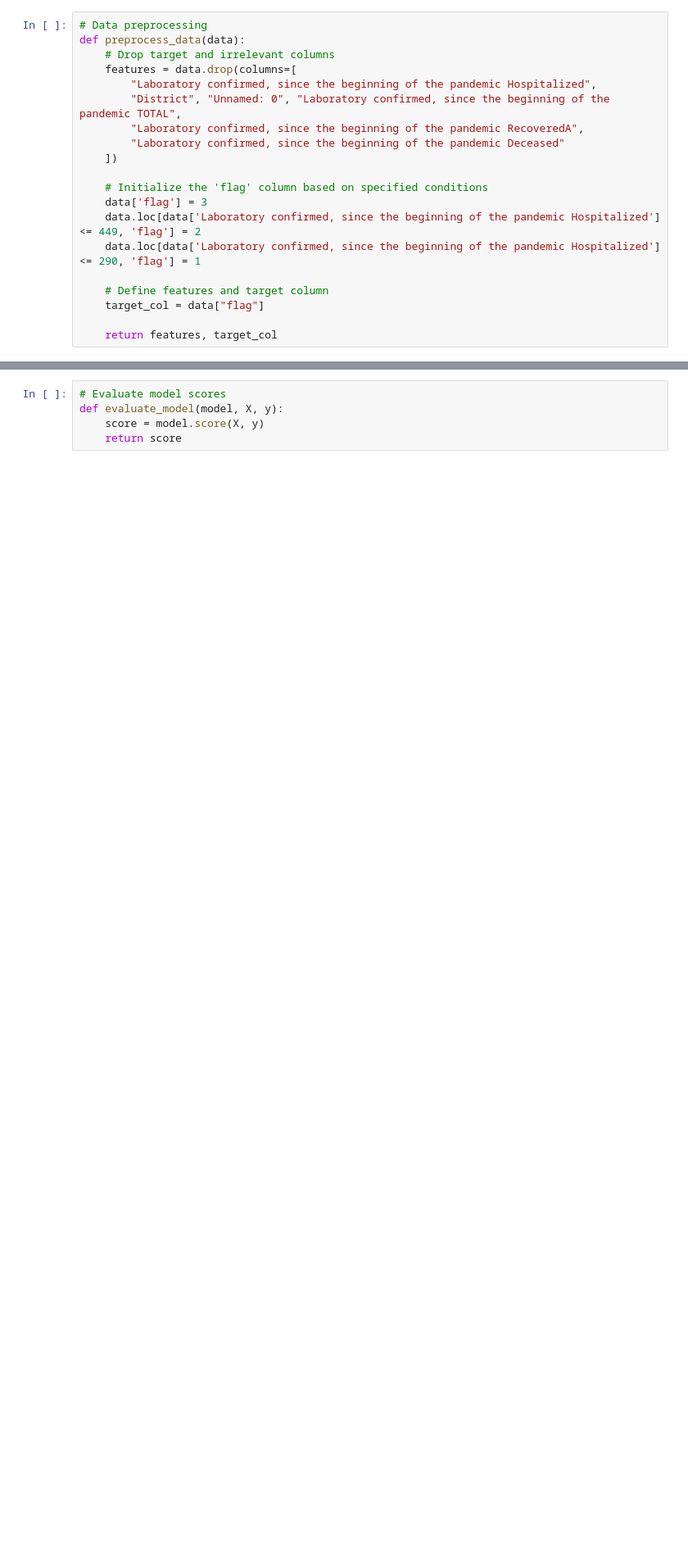
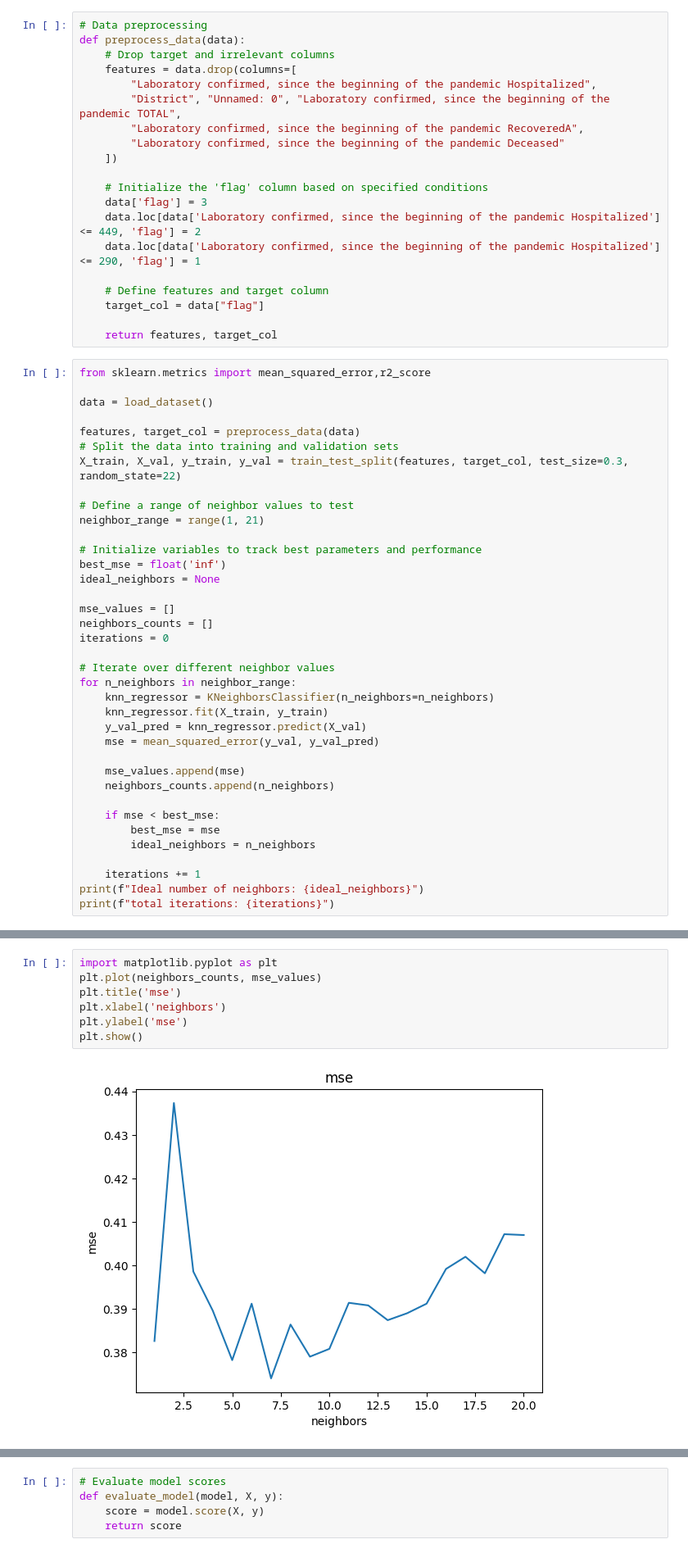
Before and after one commit to jahid-hasan-polash/Covid_AI_Research_Lab, a Jupyter notebook: ZooAttackOnKnn.ipynb, the cells around one changed output, grey strips where cells are left out. Shown at 82% size. Drawn from its saved outputs; the diff is of its cells as text; blank space fills up the shorter version.

```diff
--- a/ZooAttackOnKnn.ipynb
+++ b/ZooAttackOnKnn.ipynb
@@ -40,3 +41,40 @@ def preprocess_data(data):
     target_col = data["flag"]
 
     return features, target_col
+# %%
+from sklearn.metrics import mean_squared_error,r2_score
+
+data = load_dataset()
+
+features, target_col = preprocess_data(data)
+# Split the data into training and validation sets
+X_train, X_val, y_train, y_val = train_test_split(features, target_col, test_size=0.3, random_state=22)
+
+# Define a range of neighbor values to test
+neighbor_range = range(1, 21)
+
+# Initialize variables to track best parameters and performance
+best_mse = float('inf')
+ideal_neighbors = None
+
+mse_values = []
+neighbors_counts = []
+iterations = 0
+
+# Iterate over different neighbor values
+for n_neighbors in neighbor_range:
+    knn_regressor = KNeighborsClassifier(n_neighbors=n_neighbors)
+    knn_regressor.fit(X_train, y_train)
+    y_val_pred = knn_regressor.predict(X_val)
+    mse = mean_squared_error(y_val, y_val_pred)
+
+    mse_values.append(mse)
+    neighbors_counts.append(n_neighbors)
+
+    if mse < best_mse:
+        best_mse = mse
+        ideal_neighbors = n_neighbors
+
+    iterations += 1
+print(f"Ideal number of neighbors: {ideal_neighbors}")
+print(f"total iterations: {iterations}")
@@ -43,3 +84,12 @@ def preprocess_data(data):
+# %%
+import matplotlib.pyplot as plt
+plt.plot(neighbors_counts, mse_values)
+plt.title('mse')
+plt.xlabel('neighbors')
+plt.ylabel('mse')
+plt.show()
+# %% [output]
+[figure, added]
 # %%
 # Read the data from the Excel file
 data = load_dataset()
```
Also changed, not shown: parts of 13 cells of this notebook, 5 other files.
